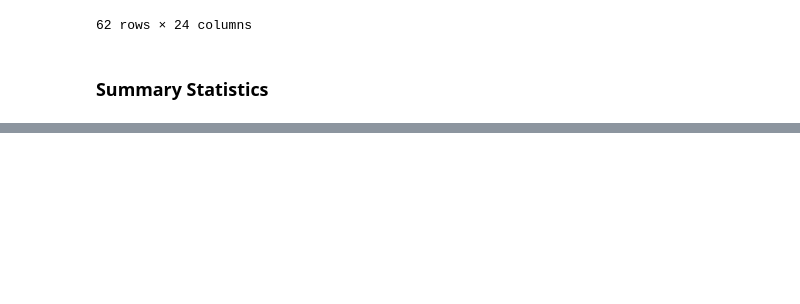
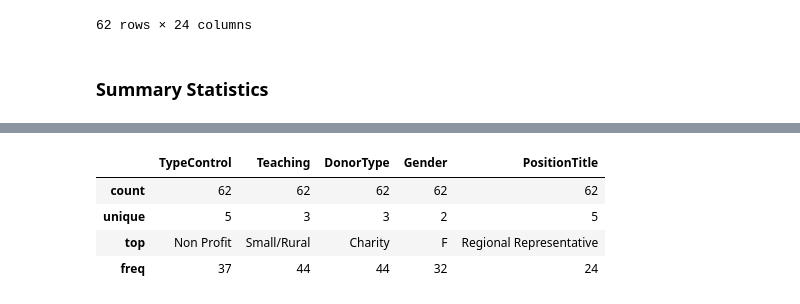
Before and after one commit to MarkLannen/week9labs, a Jupyter notebook: 09_Instructor_Lab_Lannen.ipynb, the cells around one changed output, grey strips where cells are left out. Cells and saved outputs as stored; diff of their text form; code cells hidden in the pictures; blank space fills up the shorter version.

```diff
--- a/09_Instructor_Lab_Lannen.ipynb
+++ b/09_Instructor_Lab_Lannen.ipynb
@@ -160,0 +177,8 @@ numerical_statistical_summary
+# %%
+categorical_statistical_summary
+# %% [output]
+|  | TypeControl | Teaching | DonorType | Gender | PositionTitle |
+| count | 62 | 62 | 62 | 62 | 62 |
+| unique | 5 | 3 | 3 | 2 | 5 |
+| top | Non Profit | Small/Rural | Charity | F | Regional Representative |
+| freq | 37 | 44 | 44 | 32 | 24 |
```
Also changed, not shown: parts of 6 cells of this notebook.
